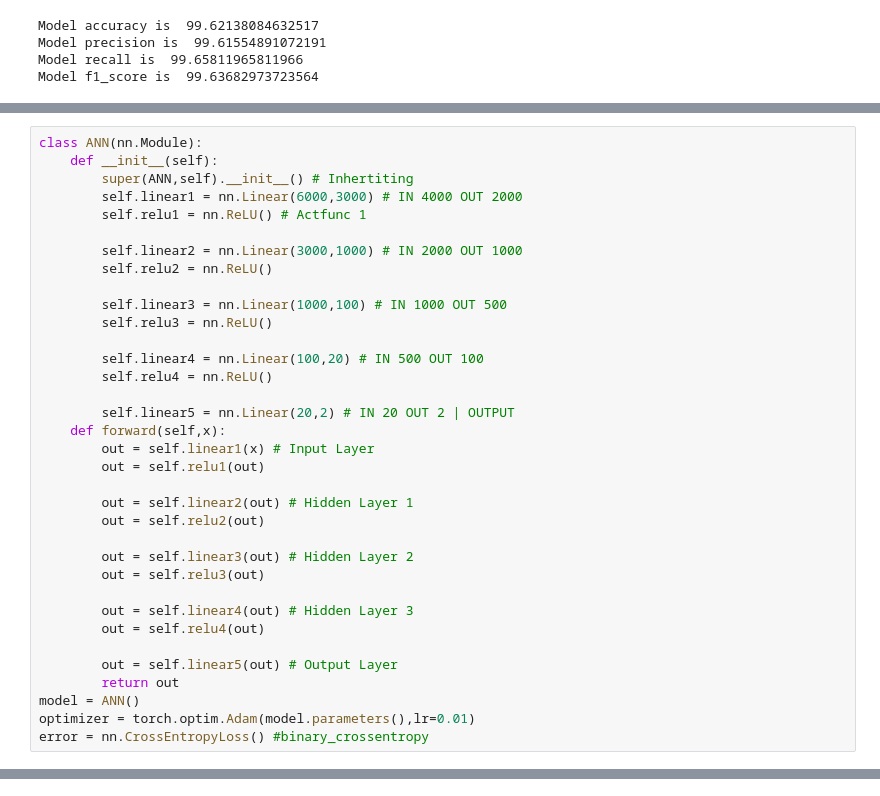
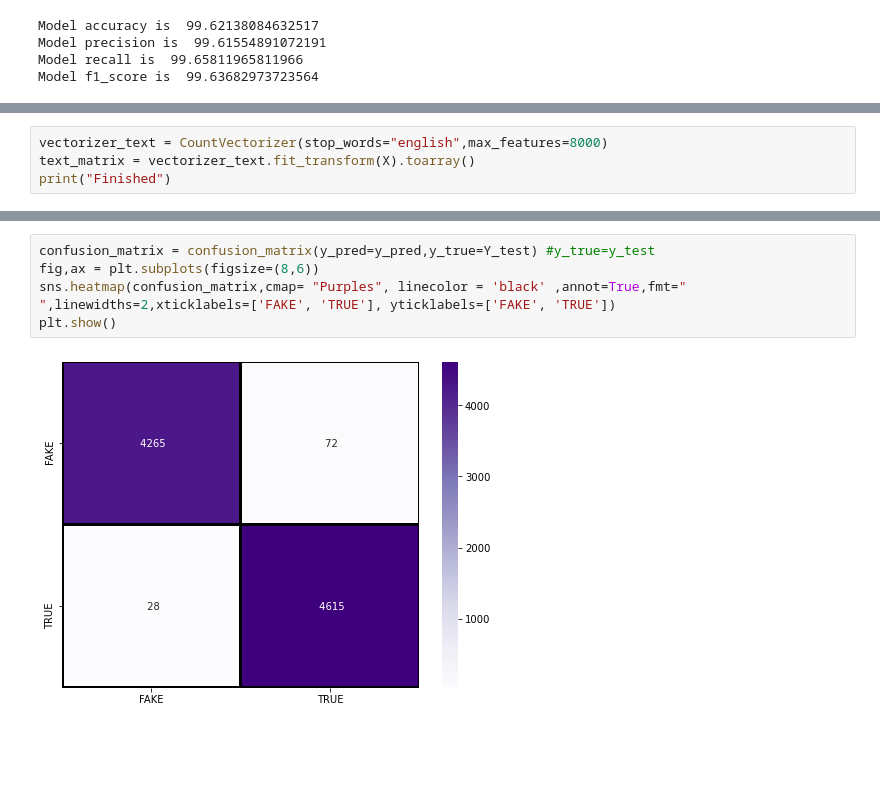
Before and after one commit to boulbaba1981/FakeNewsDetector, a Jupyter notebook: countvector.ipynb, the cells around one changed output, grey strips where cells are left out. Cells and saved outputs as stored; diff of their text form; blank space fills up the shorter version.

```diff
--- a/countvector.ipynb
+++ b/countvector.ipynb
@@ -423,35 +396,0 @@ import torch.nn as nn
-# %%
-class ANN(nn.Module):
-    def __init__(self):
-        super(ANN,self).__init__() # Inhertiting
-        self.linear1 = nn.Linear(6000,3000) # IN 4000 OUT 2000
-        self.relu1 = nn.ReLU() # Actfunc 1
-
-        self.linear2 = nn.Linear(3000,1000) # IN 2000 OUT 1000
-        self.relu2 = nn.ReLU()
-
-        self.linear3 = nn.Linear(1000,100) # IN 1000 OUT 500
-        self.relu3 = nn.ReLU()
-
-        self.linear4 = nn.Linear(100,20) # IN 500 OUT 100
-        self.relu4 = nn.ReLU()
-
-        self.linear5 = nn.Linear(20,2) # IN 20 OUT 2 | OUTPUT
-    def forward(self,x):
-        out = self.linear1(x) # Input Layer
-        out = self.relu1(out)
-
-        out = self.linear2(out) # Hidden Layer 1
-        out = self.relu2(out)
-
-        out = self.linear3(out) # Hidden Layer 2
-        out = self.relu3(out)
-
-        out = self.linear4(out) # Hidden Layer 3
-        out = self.relu4(out)
-
-        out = self.linear5(out) # Output Layer
-        return out
-model = ANN()
-optimizer = torch.optim.Adam(model.parameters(),lr=0.01)
-error = nn.CrossEntropyLoss() #binary_crossentropy
@@ -547,0 +400,4 @@ sns.heatmap(cm,cmap= "PuBuGn", linecolor = 'black' , linewidth = 1 , annot = Tru
+# %%
+vectorizer_text = CountVectorizer(stop_words="english",max_features=8000)
+text_matrix = vectorizer_text.fit_transform(X).toarray()
+print("Finished")
@@ -547,0 +553,7 @@ sns.heatmap(cm,cmap= "PuBuGn", linecolor = 'black' , linewidth = 1 , annot = Tru
+# %%
+confusion_matrix = confusion_matrix(y_pred=y_pred,y_true=Y_test) #y_true=y_test
+fig,ax = plt.subplots(figsize=(8,6))
+sns.heatmap(confusion_matrix,cmap= "Purples", linecolor = 'black' ,annot=True,fmt=" ",linewidths=2,xticklabels=['FAKE', 'TRUE'], yticklabels=['FAKE', 'TRUE'])
+plt.show()
+# %% [output]
+[figure, added]
```
Also changed, not shown: parts of 47 cells of this notebook.
